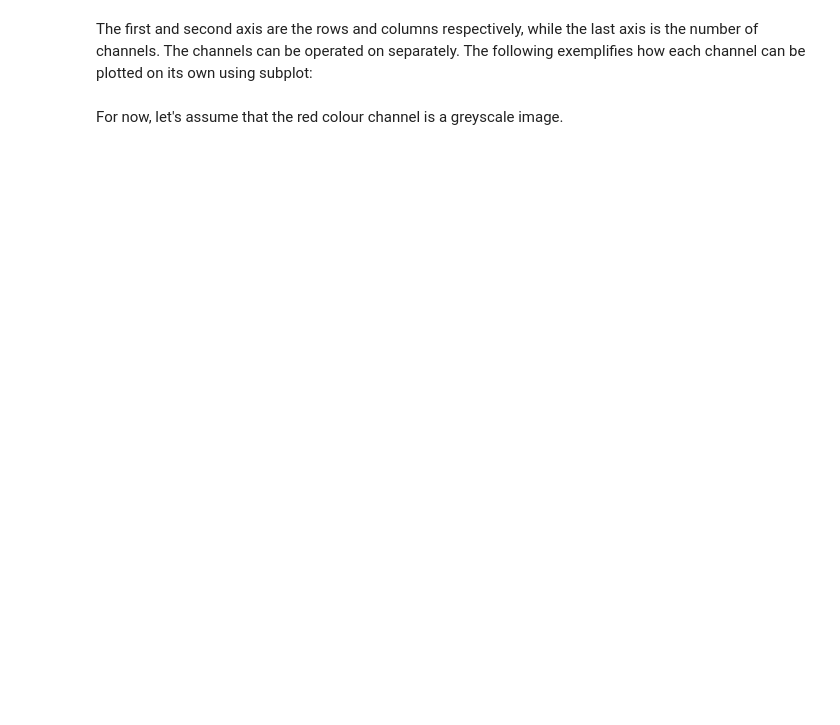
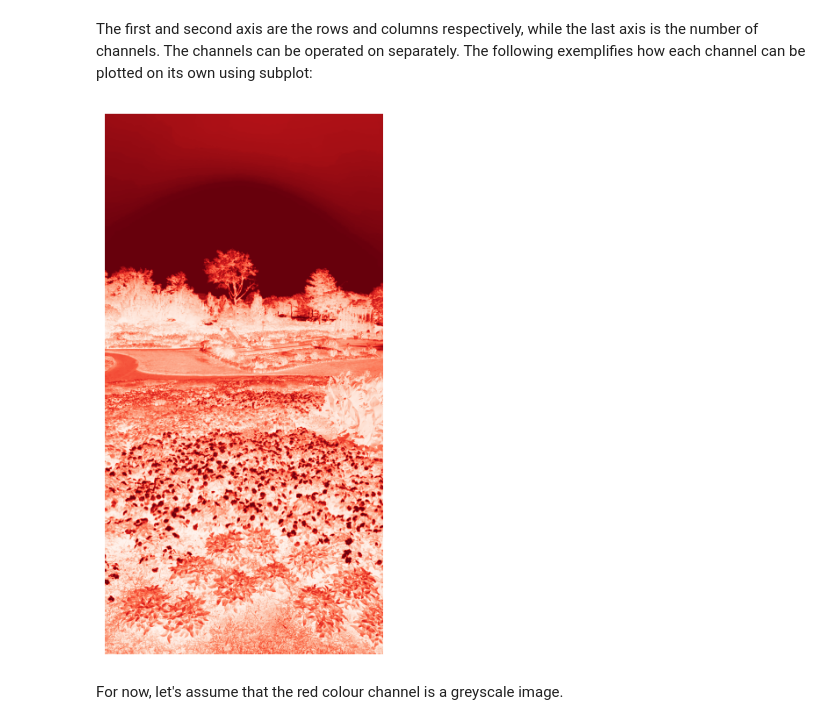
Before and after one commit to znorwood2/unl-math435-S25, a Jupyter notebook: getting-started-python.ipynb, the cells around one changed output. Drawn from its saved outputs; the diff is of its cells as text; code cells hidden in the pictures; blank space fills up the shorter version.

```diff
--- a/getting-started-python.ipynb
+++ b/getting-started-python.ipynb
@@ -342,22 +451,14 @@ image.shape
 The first and second axis are the rows and columns respectively, while the last axis is the number of channels. The channels can be operated on separately. The following exemplifies how each channel can be plotted on its own using subplot:
 # %%
 r = image[..., 0]  # Equivalent to image[:, :, 0]
-g = image[..., 1]
-b = image[..., 2]
 
 plt.figure(figsize=(10, 8))
-plt.subplot(131)
 plt.imshow(r, cmap=plt.cm.Reds)  # Red colour map
 plt.axis('off')
-plt.subplot(132)
-plt.imshow(g, cmap=plt.cm.Greens)  # Green colour map
-plt.axis('off')
-plt.subplot(133)
-plt.imshow(b, cmap=plt.cm.Blues)  # Blue colour map
-plt.axis('off')
 
-plt.tight_layout()
 plt.show()
+# %% [output]
+[figure, added]
 # %% [markdown]
 For now, let's assume that the red colour channel is a greyscale image.
 # %%
```
Also changed, not shown: parts of 45 cells of this notebook.
